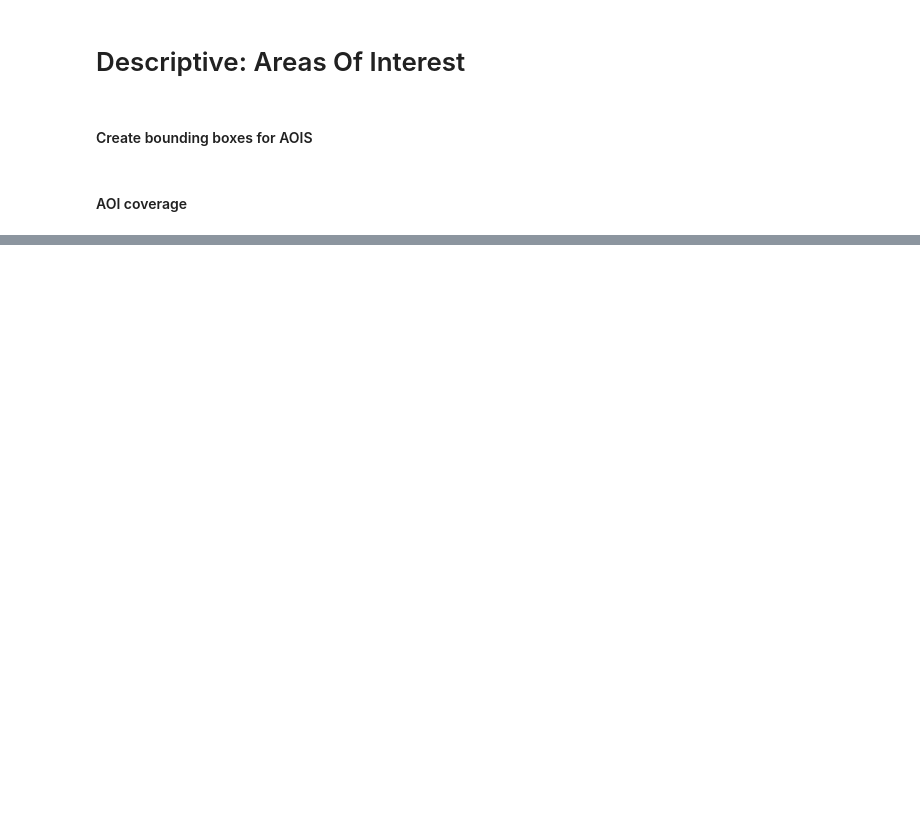
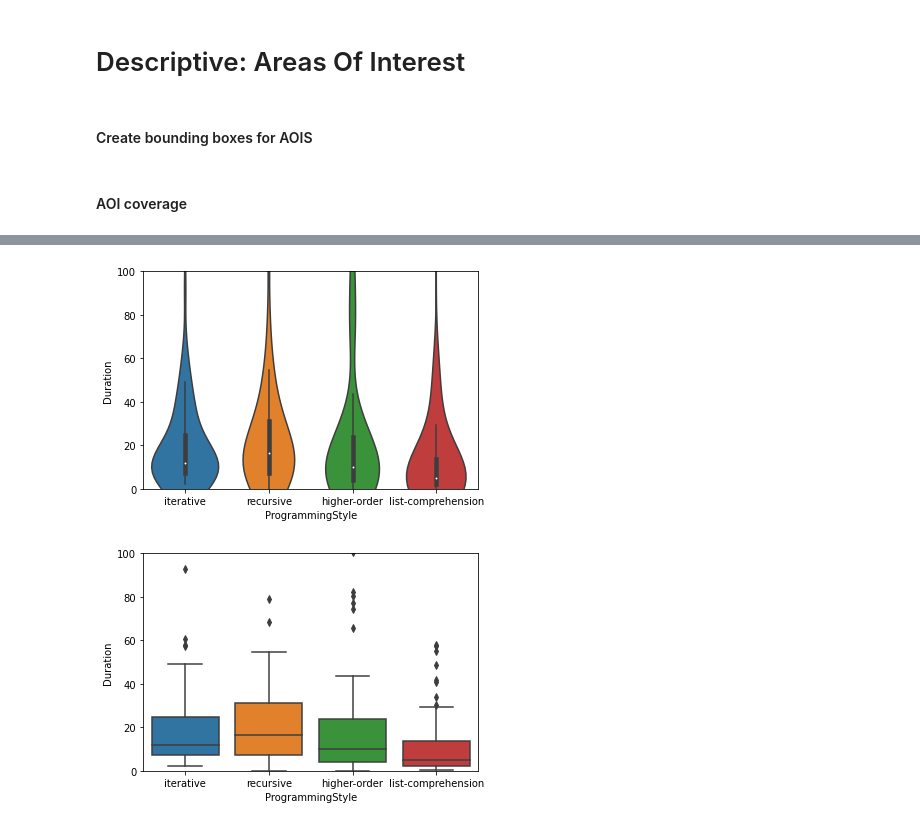
Before and after one commit to Sonaion/bachelor-arbeit, a Jupyter notebook: DataEvaluation/RQ02_VisualAttention.ipynb, the cells around one changed output, grey strips where cells are left out. Drawn from its saved outputs; the diff is of its cells as text; code cells hidden in the pictures; blank space fills up the shorter version.

```diff
--- a/DataEvaluation/RQ02_VisualAttention.ipynb
+++ b/DataEvaluation/RQ02_VisualAttention.ipynb
@@ -102,7 +203,7 @@ programming_styles = df[["ProgrammingStyle"]].sort_values(by="ProgrammingStyle")
 algorithms = [x for x in algorithms]
 programming_styles = [x.replace("-", "_") for x in programming_styles]
 # %%
-color_palette = sns.color_palette("hls", 15)
+color_palette = sns.color_palette("hls", 16)
 color_palette_mapping = {
     "Method" : color_palette[0],
     "MethodDeclaration" : color_palette[1],
@@ -114,12 +215,13 @@ color_palette_mapping = {
     "IterationHead" : color_palette[7],
     "IterationBody" : color_palette[8],
     "RecursiveCall" : color_palette[9],
-    "HigherOrder" : color_palette[10],
-    "ListComprehension" : color_palette[11],
-    "InputPreparation" : color_palette[12],
-    "StartOfAlgorithm" : color_palette[13],
-    "Class" : color_palette[14],
+    "RecursiveBaseCase" : color_palette[10],
+    "HigherOrder" : color_palette[11],
+    "ListComprehension" : color_palette[12],
+    "InputPreparation" : color_palette[13],
+    "StartOfAlgorithm" : color_palette[14],
+    "Class" : color_palette[15],
 }
-
-aoi_numbers = {name : idx for idx, (name, value) in enumerate(color_palette_mapping.items())}
+aoi_colors = color_palette
+aoi_numbers = {name : idx for idx, (name, _value) in enumerate(color_palette_mapping.items())}
 aoi_names = [name for name, _value in color_palette_mapping.items()]
@@ -372,0 +578,19 @@ df_aoi.reset_index(drop=True);
+# %%
+df_tmp = df_category.copy()
+df_tmp["Duration"] = df_tmp["Duration"].astype(float)
+ax = sns.violinplot(x="ProgrammingStyle", y="Duration", data=df_tmp)
+ax.set(ylim=(0, 100))
+plt.savefig("./results/visual_attention_aoi_time_in_style_duration_violin.png")
+plt.show()
+plt.close('all')
+
+df_tmp = df_category.copy()
+df_tmp["Duration"] = df_tmp["Duration"].astype(float)
+ax = sns.boxplot(x="ProgrammingStyle", y="Duration", data=df_tmp)
+ax.set(ylim=(0, 100))
+plt.savefig("./results/visual_attention_aoi_time_in_style_duration_boxplot.png")
+plt.show()
+plt.close('all')
+# %% [output]
+[figure, added]
+[figure, added]
```
Also changed, not shown: parts of 21 cells of this notebook, 18 other files.
